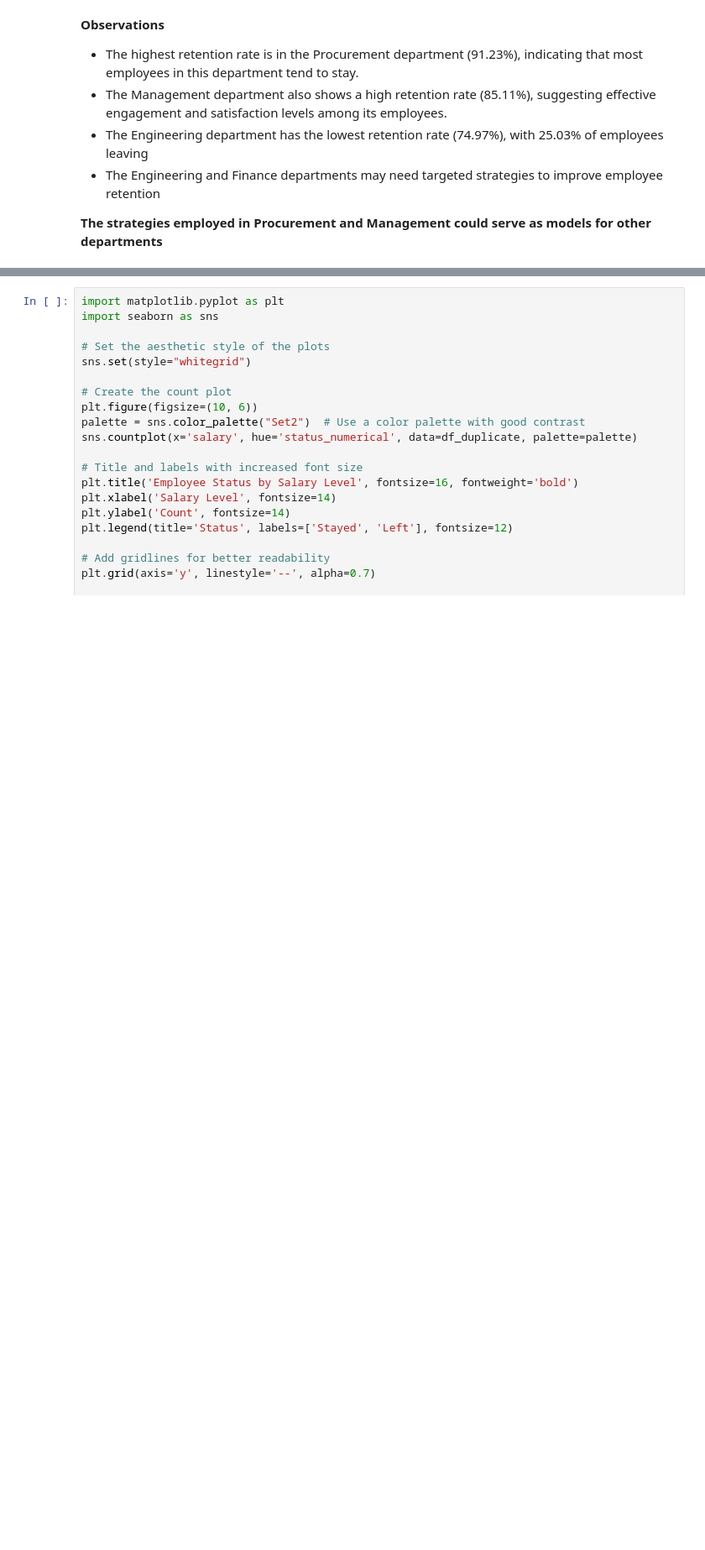
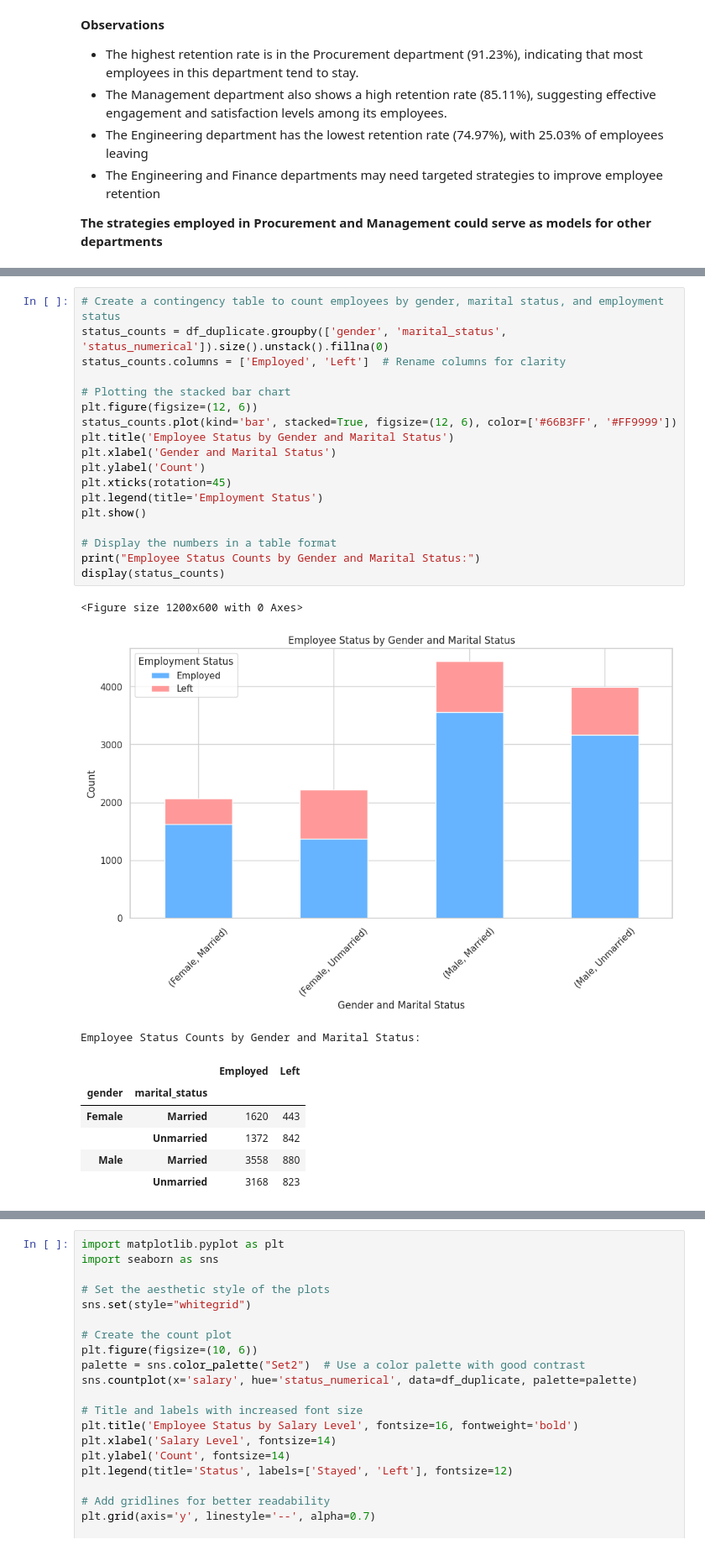
Before and after one commit to abhid-007/Employee-Prediction-Model, a Jupyter notebook: employee-prediction.ipynb, the cells around one changed output, grey strips where cells are left out. Shown at 84% size. Cells and saved outputs as stored; diff of their text form; blank space fills up the shorter version.

```diff
--- a/employee-prediction.ipynb
+++ b/employee-prediction.ipynb
@@ -663,0 +704,28 @@ Support      75.897187  24.102813
+# %%
+# Create a contingency table to count employees by gender, marital status, and employment status
+status_counts = df_duplicate.groupby(['gender', 'marital_status', 'status_numerical']).size().unstack().fillna(0)
+status_counts.columns = ['Employed', 'Left']  # Rename columns for clarity
+
+# Plotting the stacked bar chart
+plt.figure(figsize=(12, 6))
+status_counts.plot(kind='bar', stacked=True, figsize=(12, 6), color=['#66B3FF', '#FF9999'])
+plt.title('Employee Status by Gender and Marital Status')
+plt.xlabel('Gender and Marital Status')
+plt.ylabel('Count')
+plt.xticks(rotation=45)
+plt.legend(title='Employment Status')
+plt.show()
+
+# Display the numbers in a table format
+print("Employee Status Counts by Gender and Marital Status:")
+display(status_counts)
+# %% [output]
+<Figure size 1200x600 with 0 Axes>
+[figure, added]
+Employee Status Counts by Gender and Marital Status:
+|  |  | Employed | Left |
+| gender | marital_status |  |  |
+| Female | Married | 1620 | 443 |
+|  | Unmarried | 1372 | 842 |
+| Male | Married | 3558 | 880 |
+|  | Unmarried | 3168 | 823 |
```
Also changed, not shown: parts of 10 cells of this notebook.
